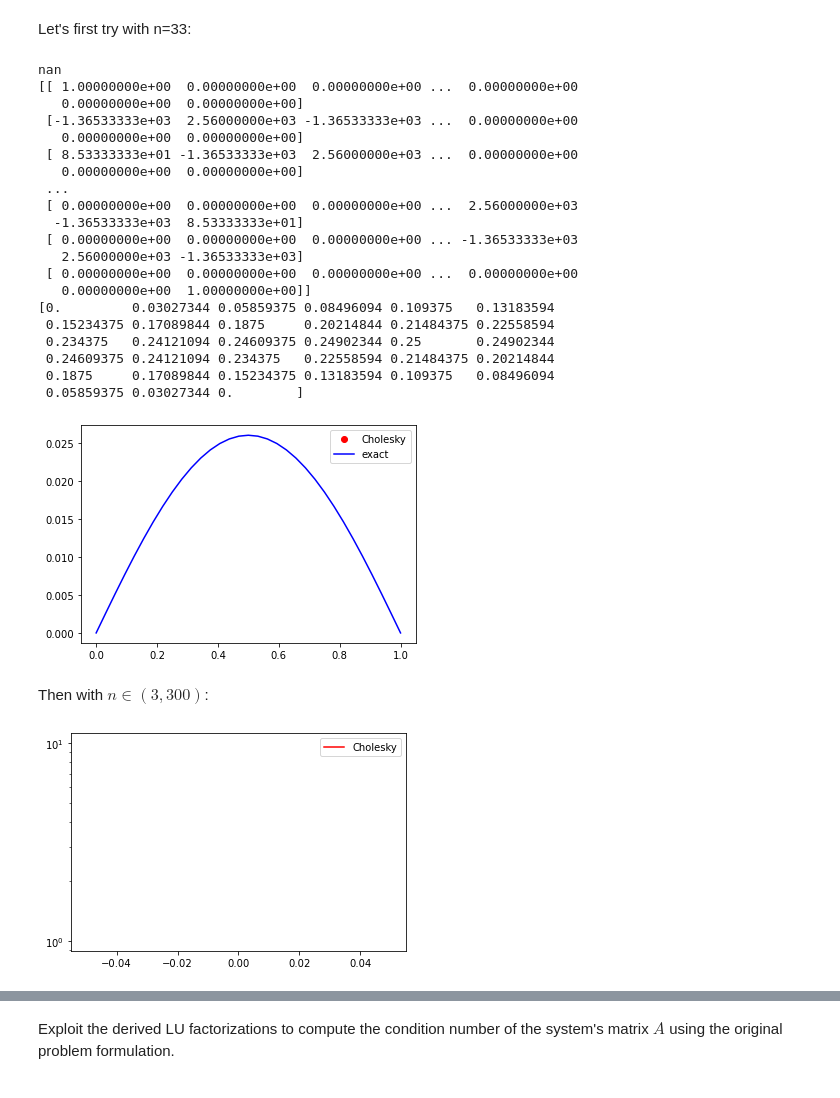
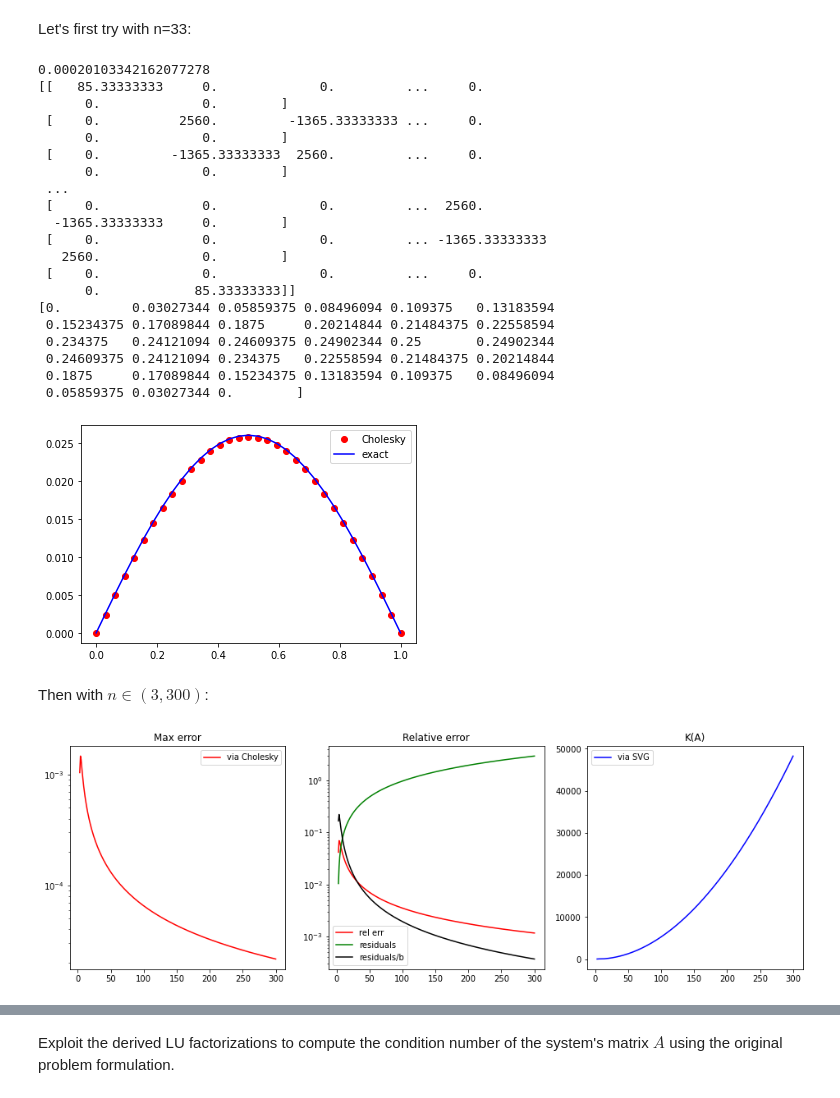
Before and after one commit to valinsogna/numerical-analysis-2021-2022, a Jupyter notebook: notebooks/project.ipynb, the cells around one changed output, grey strips where cells are left out. Drawn from its saved outputs; the diff is of its cells as text; code cells hidden in the pictures.

Commit message:
project error anlysis continue

```diff
--- a/notebooks/project.ipynb
+++ b/notebooks/project.ipynb
@@ -41,18 +41,21 @@ def finDif(omega,f,n,bc):
     aij1 = -16*ones((n-1,)) # First Offdiagonal entries
     aii = +30*ones((n,)) # Diagonal entries
     A = (diag(aij2, -2) + diag(aij1, -1) + diag(aii, 0) + diag(aij1, +1) + diag(aij2, +2))
-    A /= 12*h**2
 
     # Change first row of the matrix A and rhs
     A[0,:] = 0
+    A[:,0] = 0
     A[0,0] = 1
     b[0] = bc[0]
 
     # Change last row of the matrix A and rhs
     A[-1,:] = 0
+    A[:,-1] = 0
     A[-1,-1] = 1
     b[-1] = bc[-1]
 
+    A /= 12*h**2
+
     return A, b
 # %% [markdown]
 Call the function using:
@@ -101,6 +98,9 @@ def LU(A):
 L, U = LU(A)
 # %%
 def cholesky(A):
+    """Performs a Cholesky decomposition of A, which must
+    be a symmetric and positive definite matrix. The function
+    returns the lower variant triangular matrix, L."""
     A = A.copy()
     N = len(A)
     for k in range(N-1):
@@ -111,7 +111,7 @@ def cholesky(A):
             A[j:N,j] = A[j:N,j] - A[j:N,k]*A[j,k]
 
     A[-1,-1] = sqrt(A[-1,-1])
-    L=tril(A)#lower triangular
+    L=tril(A)
     return L, L.transpose()
 
 HT, H = cholesky(A)#upper triangular
@@ -182,48 +182,76 @@ _ = legend()
 print(A)
 print(b)
 # %% [output]
-nan
-[[ 1.00000000e+00  0.00000000e+00  0.00000000e+00 ...  0.00000000e+00
-   0.00000000e+00  0.00000000e+00]
- [-1.36533333e+03  2.56000000e+03 -1.36533333e+03 ...  0.00000000e+00
-   0.00000000e+00  0.00000000e+00]
- [ 8.53333333e+01 -1.36533333e+03  2.56000000e+03 ...  0.00000000e+00
-   0.00000000e+00  0.00000000e+00]
+0.00020103342162077278
+[[   85.33333333     0.             0.         ...     0.
+      0.             0.        ]
+ [    0.          2560.         -1365.33333333 ...     0.
+      0.             0.        ]
+ [    0.         -1365.33333333  2560.         ...     0.
+      0.             0.        ]
  ...
- [ 0.00000000e+00  0.00000000e+00  0.00000000e+00 ...  2.56000000e+03
-  -1.36533333e+03  8.53333333e+01]
- [ 0.00000000e+00  0.00000000e+00  0.00000000e+00 ... -1.36533333e+03
-   2.56000000e+03 -1.36533333e+03]
- [ 0.00000000e+00  0.00000000e+00  0.00000000e+00 ...  0.00000000e+00
-   0.00000000e+00  1.00000000e+00]]
+ [    0.             0.             0.         ...  2560.
+  -1365.33333333     0.        ]
+ [    0.             0.             0.         ... -1365.33333333
+   2560.             0.        ]
+ [    0.             0.             0.         ...     0.
+      0.            85.33333333]]
 [0.         0.03027344 0.05859375 0.08496094 0.109375   0.13183594
  0.15234375 0.17089844 0.1875     0.20214844 0.21484375 0.22558594
  0.234375   0.24121094 0.24609375 0.24902344 0.25       0.24902344
  0.24609375 0.24121094 0.234375   0.22558594 0.21484375 0.20214844
  0.1875     0.17089844 0.15234375 0.13183594 0.109375   0.08496094
  0.05859375 0.03027344 0.        ]
-[figure, old version]
+[figure, new version]
 # %% [markdown]
 Then with $ n \in (3, 300)$:
 # %%
 u_ex = lambda x : (x**4)/12. - (x**3)/6. + x/12.
 omega = [0,1]
 f = lambda x : x*(1.-x)
 bc = [0,0]
 
 N = range(3, 301)
-errors = zeros(len(N))
+max_errors = zeros(len(N))
+cond_nums = zeros(len(N))
+residuals = zeros(len(N))
+rel_errors = zeros(len(N))
+residuals_b = zeros(len(N))
 
 for n in N:
     A, b = finDif(omega, f, n, bc)
     HT, H = cholesky(A)
     y = L_solve(HT,b)
     u = U_solve(H,y)
     x = linspace(omega[0],omega[-1],n)
-    errors[n-3] = max(abs(u_ex(x)-u))
+    max_errors[n-3] = max(abs(u_ex(x)-u))
+    cond_nums[n-3] = linalg.cond(A)
+    residuals[n-3] = linalg.norm(b - dot(A,u_ex(x)),2)
+    rel_errors[n-3] = linalg.norm(u_ex(x)-u,2)/linalg.norm(u,2)# euclidean norm
+    residuals_b[n-3] = rel_errors[n-3]/linalg.norm(b,2)
 
-#x = linspace(N[0],N[-1],len(N))
-_ = semilogy(N,errors,'r', label='Cholesky')
-_ = legend()
+#_ = semilogy(N,errors,'r', label='Cholesky')
+#_ = legend()
+
+figure, axis = subplots(1, 3, figsize = (16,5))
+
+# For Max Errors
+axis[0].semilogy(N,max_errors,'r', label='via Cholesky')
+axis[0].set_title("Max error")
+
+# For Relative Errors
+axis[1].semilogy(N,rel_errors,'r', label='rel err')
+axis[1].semilogy(N,residuals,'g', label='residuals')
+axis[1].semilogy(N,residuals_b,'k', label='residuals/b')
+axis[1].set_title("Relative error")
+
+# For Condition number
+axis[2].plot(N,cond_nums,'b', label='via SVG')
+axis[2].set_title("K(A)")
+
+axis[0].legend(loc='best')
+axis[1].legend(loc='best')
+axis[2].legend(loc='best')
+show()
 # %% [output]
-[figure, old version]
+[figure, new version]
```
Also changed, not shown: parts of 10 cells of this notebook, 2 other files.
